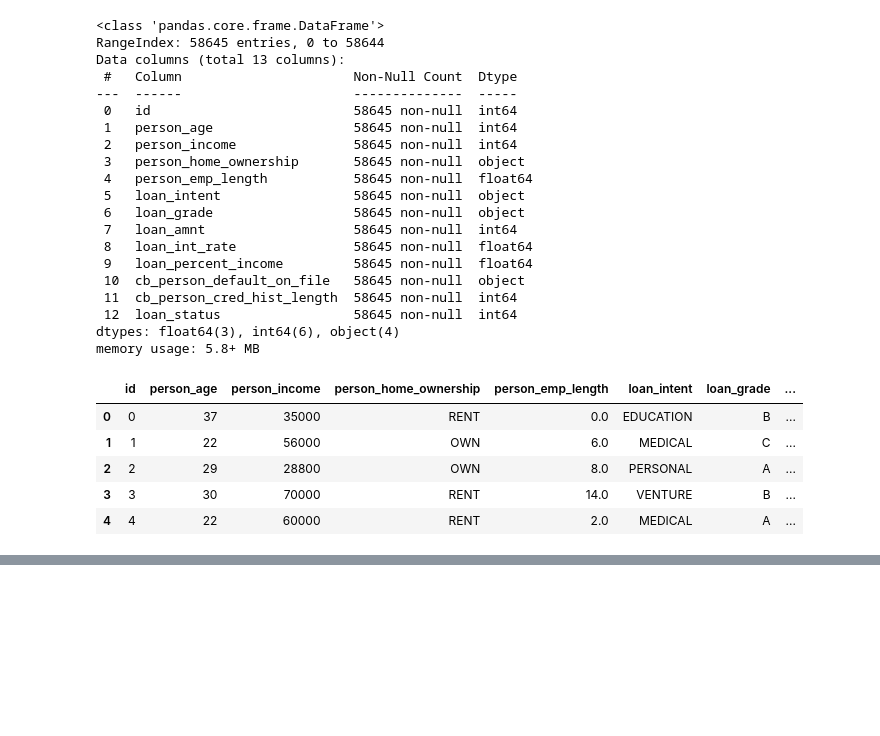
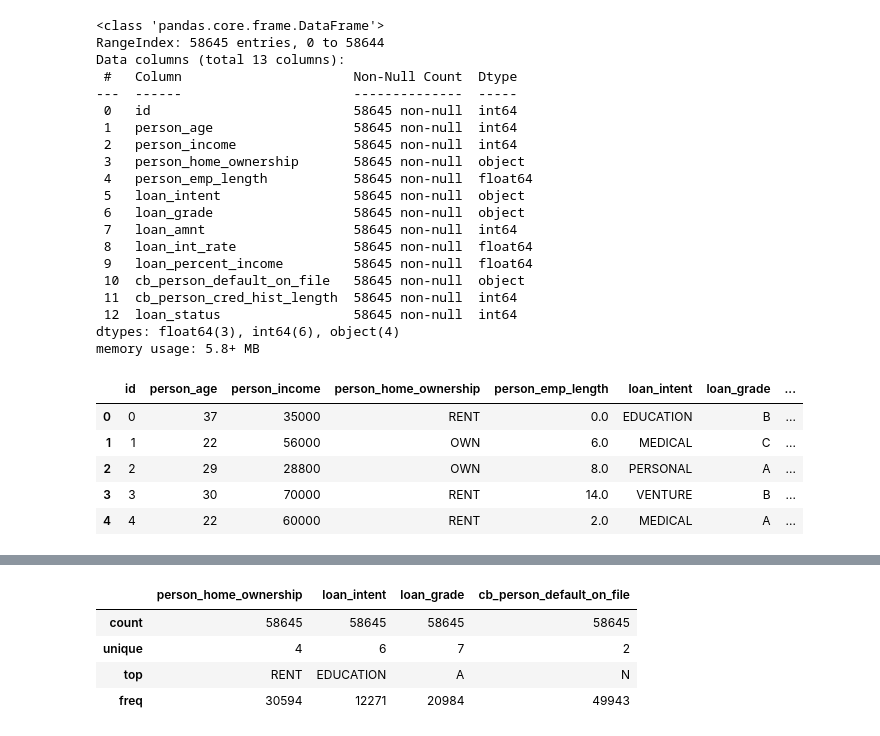
Before and after one commit to Alexej9671/kaggle_loan_approval_prediction, a Jupyter notebook: train_models.ipynb, the cells around one changed output, grey strips where cells are left out. Saved outputs shown, nothing was run; the diff lists cells and outputs as text; code cells hidden in the pictures; blank space fills up the shorter version.

```diff
--- a/train_models.ipynb
+++ b/train_models.ipynb
@@ -52,0 +68,8 @@ df.describe(include='all')
+# %%
+df[cat_cols].describe(include='all')
+# %% [output]
+|  | person_home_ownership | loan_intent | loan_grade | cb_person_default_on_file |
+| count | 58645 | 58645 | 58645 | 58645 |
+| unique | 4 | 6 | 7 | 2 |
+| top | RENT | EDUCATION | A | N |
+| freq | 30594 | 12271 | 20984 | 49943 |
```
Also changed, not shown: parts of 12 cells of this notebook.
